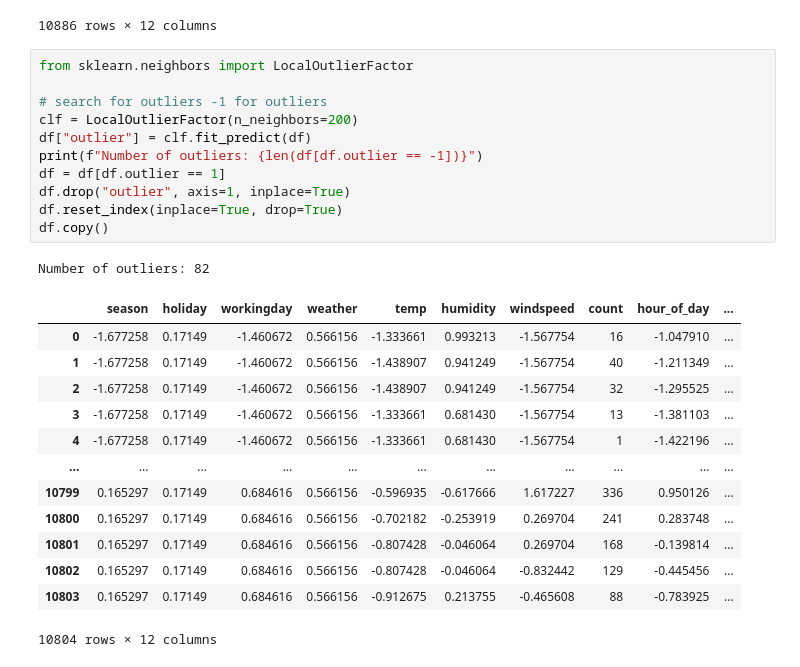
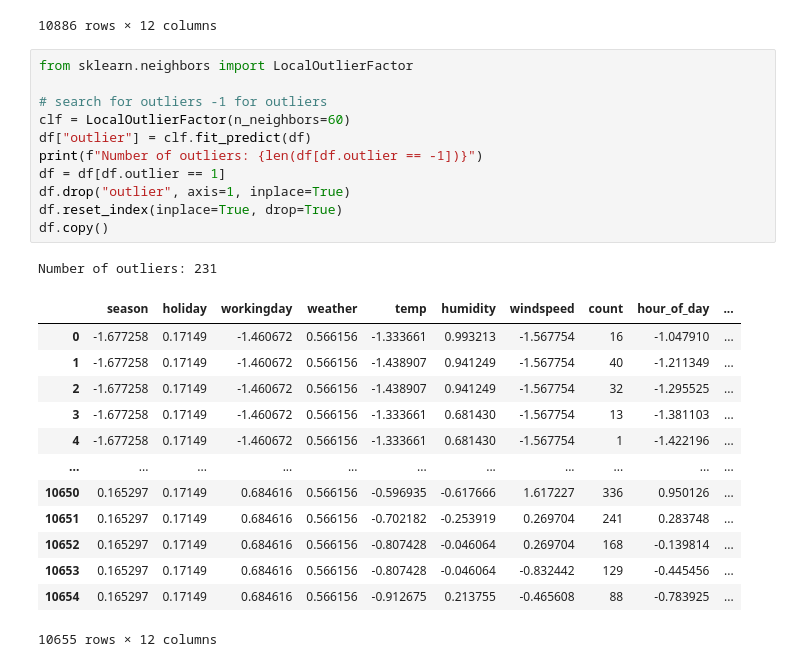
Before and after one commit to NPGiorgi/mlucu, a Jupyter notebook: bikesV2/bikes.ipynb, the cells around one changed output. Drawn from its saved outputs; the diff is of its cells as text.

```diff
--- a/bikesV2/bikes.ipynb
+++ b/bikesV2/bikes.ipynb
@@ -128,26 +128,26 @@ df.copy()
 # %%
 from sklearn.neighbors import LocalOutlierFactor
 
 # search for outliers -1 for outliers
-clf = LocalOutlierFactor(n_neighbors=200)
+clf = LocalOutlierFactor(n_neighbors=60)
 df["outlier"] = clf.fit_predict(df)
 print(f"Number of outliers: {len(df[df.outlier == -1])}")
 df = df[df.outlier == 1]
 df.drop("outlier", axis=1, inplace=True)
 df.reset_index(inplace=True, drop=True)
 df.copy()
 # %% [output]
-Number of outliers: 82
+Number of outliers: 231
 |  | season | holiday | workingday | weather | temp | humidity | windspeed | count | hour_of_day | ... |
 | 0 | -1.677258 | 0.17149 | -1.460672 | 0.566156 | -1.333661 | 0.993213 | -1.567754 | 16 | -1.047910 | ... |
 | 1 | -1.677258 | 0.17149 | -1.460672 | 0.566156 | -1.438907 | 0.941249 | -1.567754 | 40 | -1.211349 | ... |
 | 2 | -1.677258 | 0.17149 | -1.460672 | 0.566156 | -1.438907 | 0.941249 | -1.567754 | 32 | -1.295525 | ... |
 | 3 | -1.677258 | 0.17149 | -1.460672 | 0.566156 | -1.333661 | 0.681430 | -1.567754 | 13 | -1.381103 | ... |
 | 4 | -1.677258 | 0.17149 | -1.460672 | 0.566156 | -1.333661 | 0.681430 | -1.567754 | 1 | -1.422196 | ... |
 | ... | ... | ... | ... | ... | ... | ... | ... | ... | ... | ... |
-| 10799 | 0.165297 | 0.17149 | 0.684616 | 0.566156 | -0.596935 | -0.617666 | 1.617227 | 336 | 0.950126 | ... |
-| 10800 | 0.165297 | 0.17149 | 0.684616 | 0.566156 | -0.702182 | -0.253919 | 0.269704 | 241 | 0.283748 | ... |
-| 10801 | 0.165297 | 0.17149 | 0.684616 | 0.566156 | -0.807428 | -0.046064 | 0.269704 | 168 | -0.139814 | ... |
-| 10802 | 0.165297 | 0.17149 | 0.684616 | 0.566156 | -0.807428 | -0.046064 | -0.832442 | 129 | -0.445456 | ... |
-| 10803 | 0.165297 | 0.17149 | 0.684616 | 0.566156 | -0.912675 | 0.213755 | -0.465608 | 88 | -0.783925 | ... |
+| 10650 | 0.165297 | 0.17149 | 0.684616 | 0.566156 | -0.596935 | -0.617666 | 1.617227 | 336 | 0.950126 | ... |
+| 10651 | 0.165297 | 0.17149 | 0.684616 | 0.566156 | -0.702182 | -0.253919 | 0.269704 | 241 | 0.283748 | ... |
+| 10652 | 0.165297 | 0.17149 | 0.684616 | 0.566156 | -0.807428 | -0.046064 | 0.269704 | 168 | -0.139814 | ... |
+| 10653 | 0.165297 | 0.17149 | 0.684616 | 0.566156 | -0.807428 | -0.046064 | -0.832442 | 129 | -0.445456 | ... |
+| 10654 | 0.165297 | 0.17149 | 0.684616 | 0.566156 | -0.912675 | 0.213755 | -0.465608 | 88 | -0.783925 | ... |
-10804 rows × 12 columns
+10655 rows × 12 columns
```
Also changed, not shown: parts of 4 cells of this notebook.
